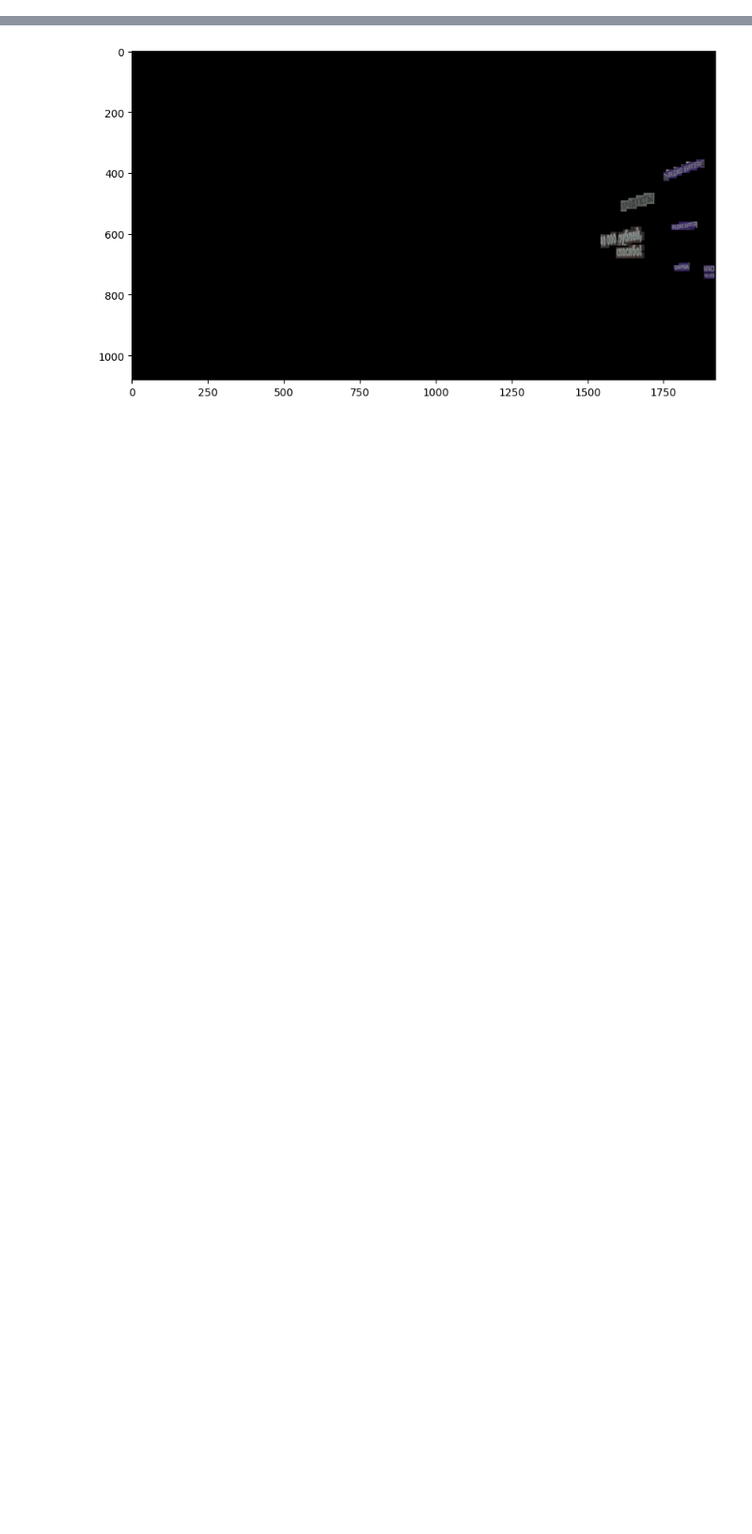
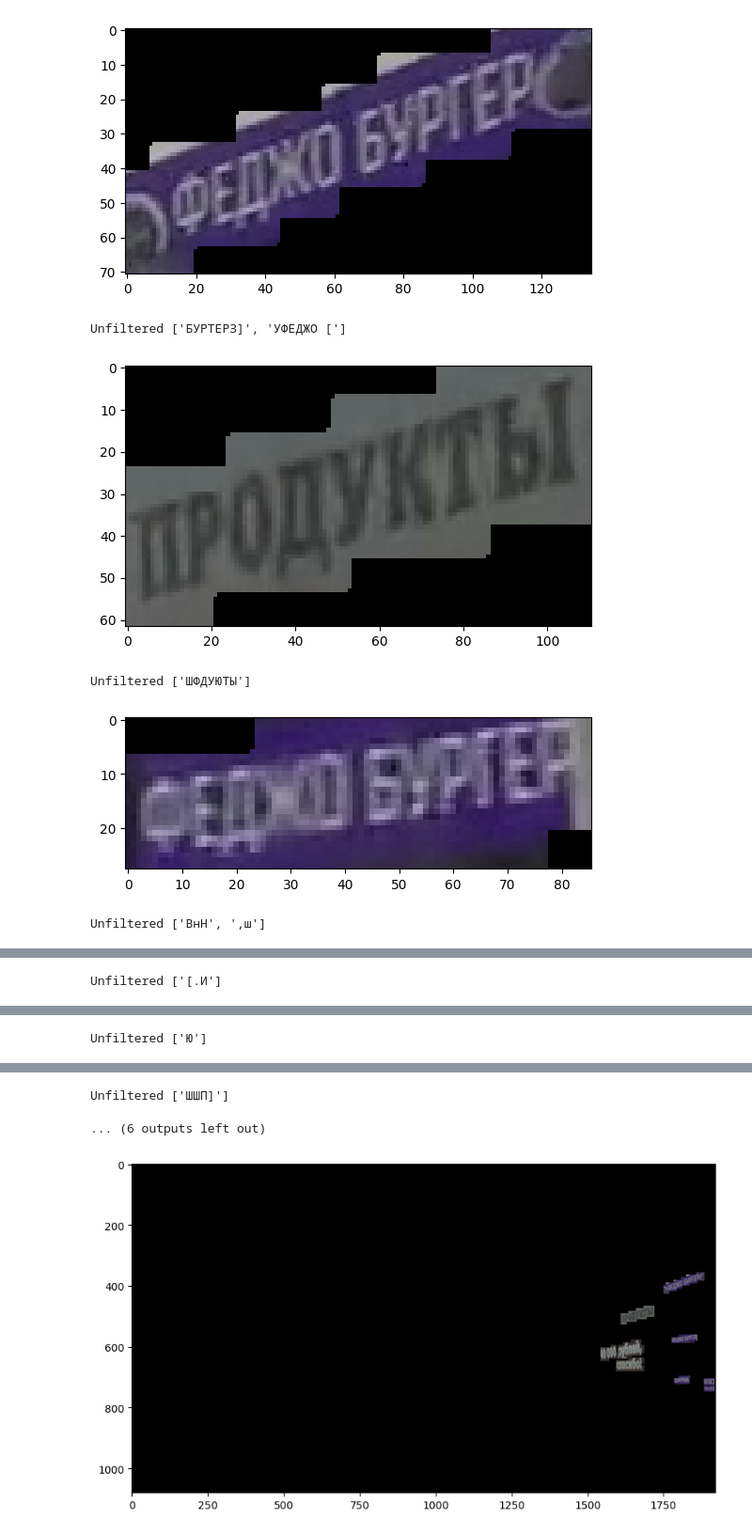
Before and after one commit to lucky-verma/Scene-Text-Detection, a Jupyter notebook: rough.ipynb, the cells around one changed output, grey strips where cells are left out. Shown at 94% size. Drawn from its saved outputs; the diff is of its cells as text; code cells hidden in the pictures; blank space fills up the shorter version.

```diff
--- a/rough.ipynb
+++ b/rough.ipynb
@@ -60,35 +66,40 @@ detections = [{
 # read image
 image = cv2.imread('yeka.png')
 # %%
-# easyocr
-reader = easyocr.Reader(['ru'])
+# OCR on cropped boxes
 
+def draw(img, boxes):
+    for pts in boxes:
+        pts = np.array(pts).reshape((-1, 1, 2)).astype(np.int32)
+        ## (1) Crop the bounding rect
+        rect = cv2.boundingRect(pts)
+        x,y,w,h = rect
+        croped = img[y:y+h, x:x+w].copy()
 
-# def draw(img, boxes):
-#     for pts in boxes:
-#         pts = np.array(pts).reshape((-1, 1, 2)).astype(np.int32)
-#         ## (1) Crop the bounding rect
-#         rect = cv2.boundingRect(pts)
-#         x,y,w,h = rect
-#         croped = img[y:y+h, x:x+w].copy()
+        ## (2) make mask
+        pts = pts - pts.min(axis=0)
 
-#         ## (2) make mask
-#         pts = pts - pts.min(axis=0)
+        mask = np.zeros(croped.shape[:2], np.uint8)
+        cv2.drawContours(mask, [pts], -1, (255, 255, 255), -1, cv2.LINE_AA)
 
-#         mask = np.zeros(croped.shape[:2], np.uint8)
-#         cv2.drawContours(mask, [pts], -1, (255, 255, 255), -1, cv2.LINE_AA)
+        ## (3) do bit-op
+        dst = cv2.bitwise_and(croped, croped, mask=mask)
 
-#         ## (3) do bit-op
-#         dst = cv2.bitwise_and(croped, croped, mask=mask)
+        # plt.figure(figsize=(10, 10))
+        plt.imshow(dst)
+        plt.show()
 
-#         # plt.figure(figsize=(10, 10))
-#         plt.imshow(dst)
-#         plt.show()
-
-#         # text recognition
-#         print("Unfiltered", reader.readtext(dst, detail=0))
+        # text recognition
+        print("Unfiltered", reader.readtext(dst, detail=0))
 
 
 
 # run the function
-# draw(image, detections[0]['bboxes'])
+draw(image, detections[0]['bboxes'])
+# %% [output]
+[figure, added]
+Unfiltered ['БУРТЕРЗ]', 'УФЕДЖО [']
+[figure, added]
+Unfiltered ['ШФДУЮТЫ']
+[figure, added]
+Unfiltered ['ВнН', ',ш']
@@ -94,0 +107 @@ reader = easyocr.Reader(['ru'])
+Unfiltered ['[.И']
@@ -94,0 +109 @@ reader = easyocr.Reader(['ru'])
+Unfiltered ['Ю']
@@ -95 +111,3 @@ reader = easyocr.Reader(['ru'])
+Unfiltered ['ШШП]']
+... (6 outputs left out)
 # %%
```
Also changed, not shown: parts of 7 cells of this notebook, 4 other files.
